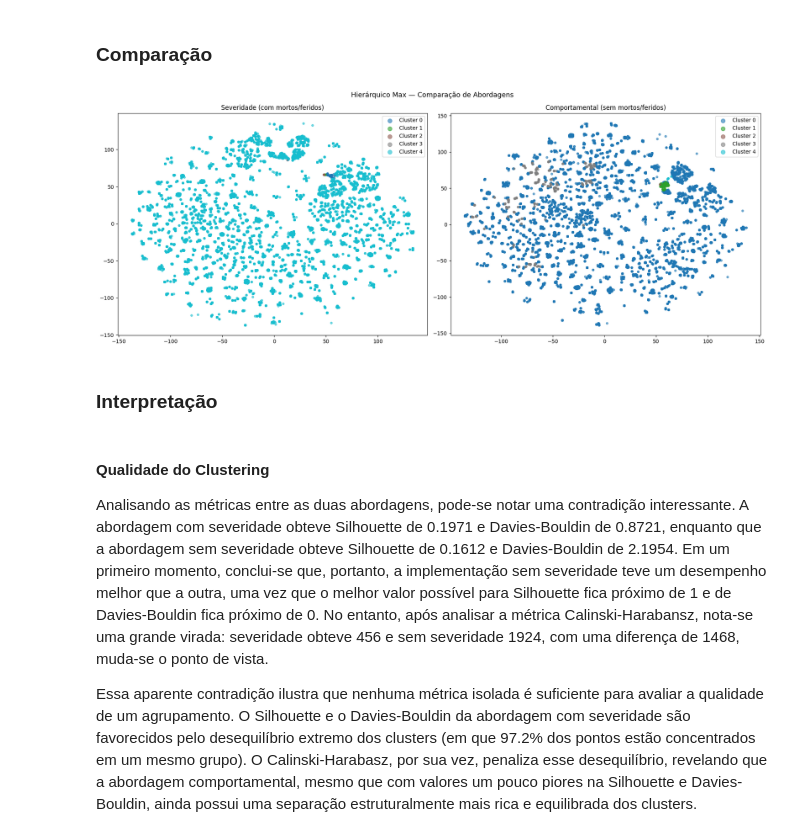
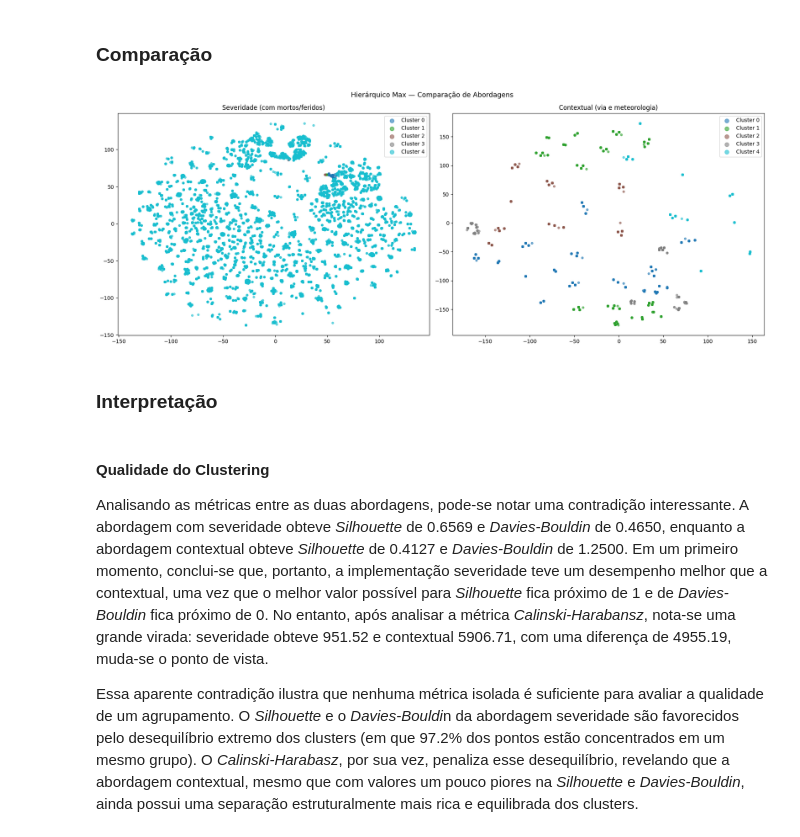
Before and after one commit to mmesqigor/Padroes-de-Acidentes-de-Transito-no-Brasil, a Jupyter notebook: index.ipynb, the cells around one changed output. Saved outputs shown, nothing was run; the diff lists cells and outputs as text; code cells hidden in the pictures.

Commit message:
Algoritmo MAX inclusao metodo contextual, exclusao metodo comportamental

```diff
--- a/index.ipynb
+++ b/index.ipynb
@@ -1218,0 +1168,8 @@ cluster
+# %%
+df_contextual = df_scaled[[c for c in df_scaled.columns if 'dia_semana' in c or 'fase_dia' in c or 'meteorologia' in c or 'tipo_pista' in c or c in ['capital', 'dia', 'dia_util']]]
+
+model_2 = AgglomerativeClustering(n_clusters=5, linkage='complete')
+labels_2 = model_2.fit_predict(df_contextual)
+
+df_result_2 = df_sample.copy() # Utiliza df_sample e não df_teste pois queremos as colunas_categoricas sem ohe
+df_result_2['cluster'] = labels_2
@@ -1225,17 +1213,17 @@ resultados = []
 
 for X, labels, nome in [
     (X_pca_1, labels_1, 'Severidade'),
-    (X_pca_2, labels_2, 'Comportamental')
+    (df_contextual, labels_2, 'Contextual')
 ]:
     silhouette = silhouette_score(X, labels, sample_size=5000, random_state=42)
     davies     = davies_bouldin_score(X, labels)
     calinski   = calinski_harabasz_score(X, labels)
 
     resultados.append({
-        'Abordagem':          nome,
-        'Silhouette':       round(silhouette, 4),  # quanto maior melhor (max=1)
-        'Davies-Bouldin':   round(davies, 4),      # quanto menor melhor (min=0)
-        'Calinski-Harabasz':round(calinski, 2)     # quanto maior melhor
+        'Abordagem':           nome,
+        'Silhouette':          round(silhouette, 4),
+        'Davies-Bouldin':      round(davies, 4),
+        'Calinski-Harabasz':   round(calinski, 2)
     })
 
 df_metricas = pd.DataFrame(resultados).set_index('Abordagem')
@@ -1253,7 +1243,7 @@ resultados_labels = []
 
 for s in seeds:
     teste = AgglomerativeClustering(n_clusters=5, linkage='complete')
-    labels_teste = teste.fit_predict(df_severidade)
+    labels_teste = teste.fit_predict(X_pca_1)
     resultados_labels.append(labels_teste)
 
 # Comparando as execuções
@@ -1274,7 +1264,7 @@ resultados_labels = []
 
 for s in seeds:
     teste = AgglomerativeClustering(n_clusters=5, linkage='complete')
-    labels_teste = teste.fit_predict(df_comportamental)
+    labels_teste = teste.fit_predict(df_contextual)
     resultados_labels.append(labels_teste)
 
 # Comparando as execuções
@@ -1292,36 +1282,36 @@ ARI Médio entre execuções: 1.0000 (Alvo: > 0.8)
 # %%
 tsne = TSNE(n_components=2, random_state=42, perplexity=30, max_iter=1000)
 X_2d_1 = tsne.fit_transform(X_pca_1)
-X_2d_2 = tsne.fit_transform(X_pca_2)
+X_2d_2 = tsne.fit_transform(df_contextual)
 
 fig, axes = plt.subplots(1, 2, figsize=(18, 7))
 palette = plt.cm.tab10(np.linspace(0, 1, 5))
 
 for ax, X_2d, labels, titulo in zip(
     axes,
     [X_2d_1, X_2d_2],
     [labels_1, labels_2],
-    ['Severidade (com mortos/feridos)', 'Comportamental (sem mortos/feridos)']
+    ['Severidade (com mortos/feridos)', 'Contextual (via e meteorologia)']
 ):
     for i, k in enumerate(sorted(set(labels))):
         mask = labels == k
         ax.scatter(X_2d[mask, 0], X_2d[mask, 1],
                    c=[palette[i]], s=15, alpha=0.6, label=f'Cluster {k}')
     ax.set_title(titulo)
     ax.legend(markerscale=2)
 
 plt.suptitle('Hierárquico Max — Comparação de Abordagens', fontsize=13)
 plt.tight_layout()
 plt.show()
 # %% [output]
-[figure, old version]
+[figure, new version]
 # %% [markdown]
 ### Interpretação
 # %% [markdown]
 #### Qualidade do Clustering
-Analisando as métricas  entre as duas abordagens, pode-se notar uma contradição interessante. A abordagem com severidade obteve Silhouette de 0.1971 e Davies-Bouldin de 0.8721, enquanto que a abordagem sem severidade obteve Silhouette de 0.1612 e Davies-Bouldin de 2.1954. Em um primeiro momento, conclui-se que, portanto, a implementação sem severidade teve um desempenho melhor que a outra, uma vez que o melhor valor possível para Silhouette fica próximo de 1 e de Davies-Bouldin fica próximo de 0. No entanto, após analisar a métrica Calinski-Harabansz, nota-se uma grande virada: severidade obteve 456 e sem severidade 1924, com uma diferença de 1468, muda-se o ponto de vista.
+Analisando as métricas entre as duas abordagens, pode-se notar uma contradição interessante. A abordagem com severidade obteve *Silhouette* de 0.6569 e *Davies-Bouldin* de 0.4650, enquanto a abordagem contextual obteve *Silhouette* de 0.4127 e *Davies-Bouldin* de 1.2500. Em um primeiro momento, conclui-se que, portanto, a implementação severidade teve um desempenho melhor que a contextual, uma vez que o melhor valor possível para *Silhouette* fica próximo de 1 e de *Davies-Bouldin* fica próximo de 0. No entanto, após analisar a métrica *Calinski-Harabansz*, nota-se uma grande virada: severidade obteve 951.52 e contextual 5906.71, com uma diferença de 4955.19, muda-se o ponto de vista.
 
-Essa aparente contradição ilustra que nenhuma métrica isolada é suficiente para avaliar a qualidade de um agrupamento. O Silhouette e o Davies-Bouldin da abordagem com severidade são favorecidos pelo desequilíbrio extremo dos clusters (em que 97.2% dos pontos estão concentrados em um mesmo grupo). O Calinski-Harabasz, por sua vez, penaliza esse desequilíbrio, revelando que a abordagem comportamental, mesmo que com valores um pouco piores na Silhouette e Davies-Bouldin, ainda possui uma separação estruturalmente mais rica e equilibrada dos clusters.
+Essa aparente contradição ilustra que nenhuma métrica isolada é suficiente para avaliar a qualidade de um agrupamento. O *Silhouette* e o *Davies-Bouldi*n da abordagem severidade são favorecidos pelo desequilíbrio extremo dos clusters (em que 97.2% dos pontos estão concentrados em um mesmo grupo). O *Calinski-Harabasz*, por sua vez, penaliza esse desequilíbrio, revelando que a abordagem contextual, mesmo que com valores um pouco piores na *Silhouette* e *Davies-Bouldin*, ainda possui uma separação estruturalmente mais rica e equilibrada dos clusters.
 # %% [markdown]
 #### Padrões Observados
 ##### Severidade
```
Also changed, not shown: parts of 19 cells of this notebook.
